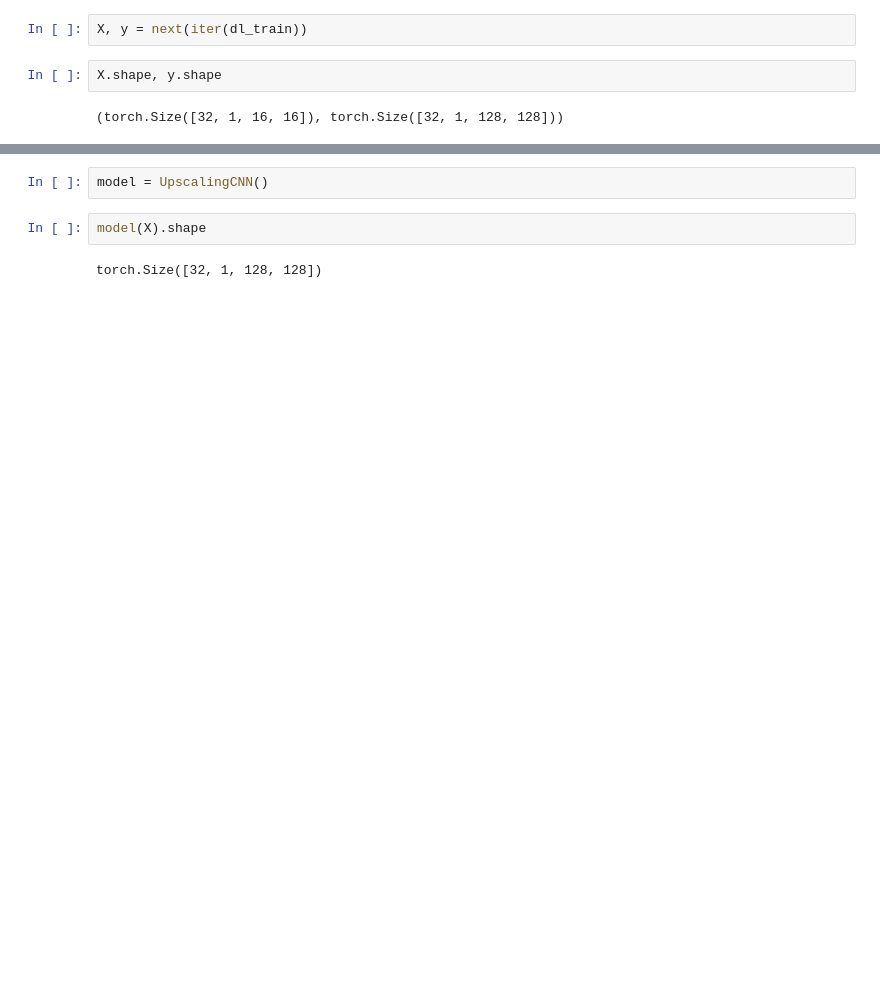
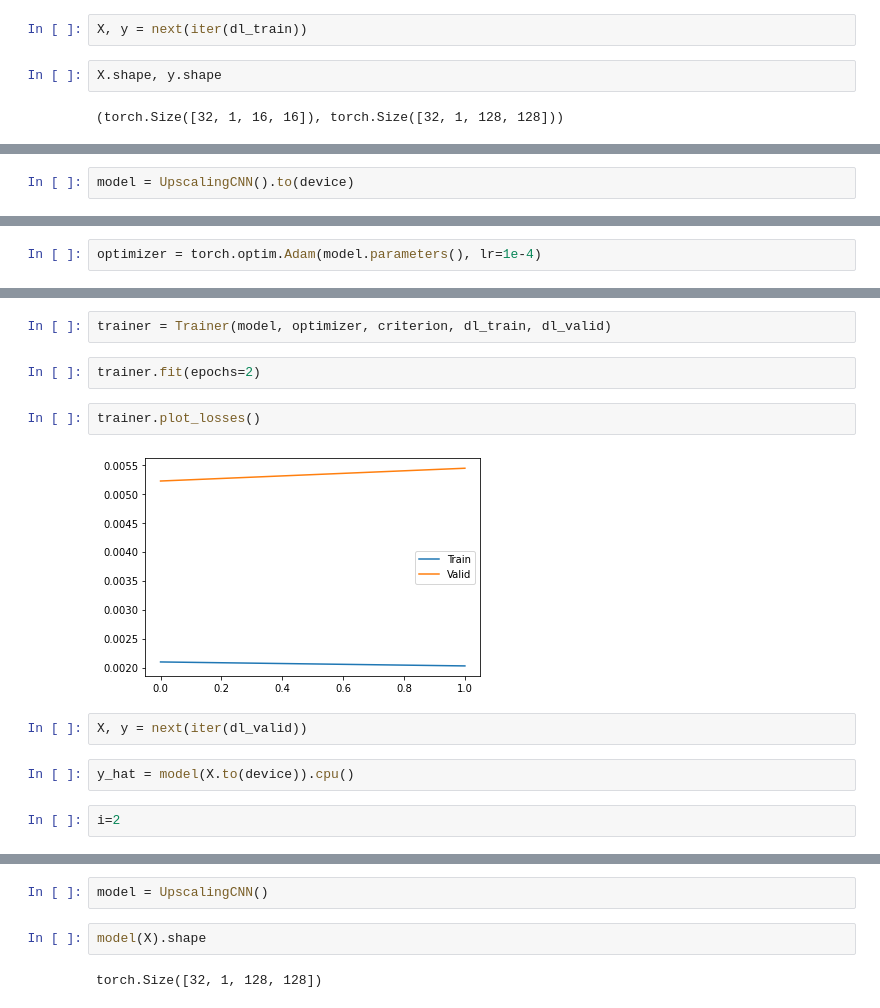
Before and after one commit to raspstephan/nwp-downscale, a Jupyter notebook: notebooks/05-First_CNN.ipynb, the cells around one changed output, grey strips where cells are left out. Saved outputs shown, nothing was run; the diff lists cells and outputs as text; blank space fills up the shorter version.

Commit message:
Added first very simply upscaling CNN with a Trainer class that implements a fit function

```diff
--- a/notebooks/05-First_CNN.ipynb
+++ b/notebooks/05-First_CNN.ipynb
@@ -60,0 +177,2 @@ X.shape, y.shape
+# %%
+model = UpscalingCNN().to(device)
@@ -60,0 +181,2 @@ X.shape, y.shape
+# %%
+optimizer = torch.optim.Adam(model.parameters(), lr=1e-4)
@@ -60,0 +246,14 @@ X.shape, y.shape
+# %%
+trainer = Trainer(model, optimizer, criterion, dl_train, dl_valid)
+# %%
+trainer.fit(epochs=2)
+# %%
+trainer.plot_losses()
+# %% [output]
+[figure, added]
+# %%
+X, y = next(iter(dl_valid))
+# %%
+y_hat = model(X.to(device)).cpu()
+# %%
+i=2
```
Also changed, not shown: parts of 37 cells of this notebook, 1 other file.
